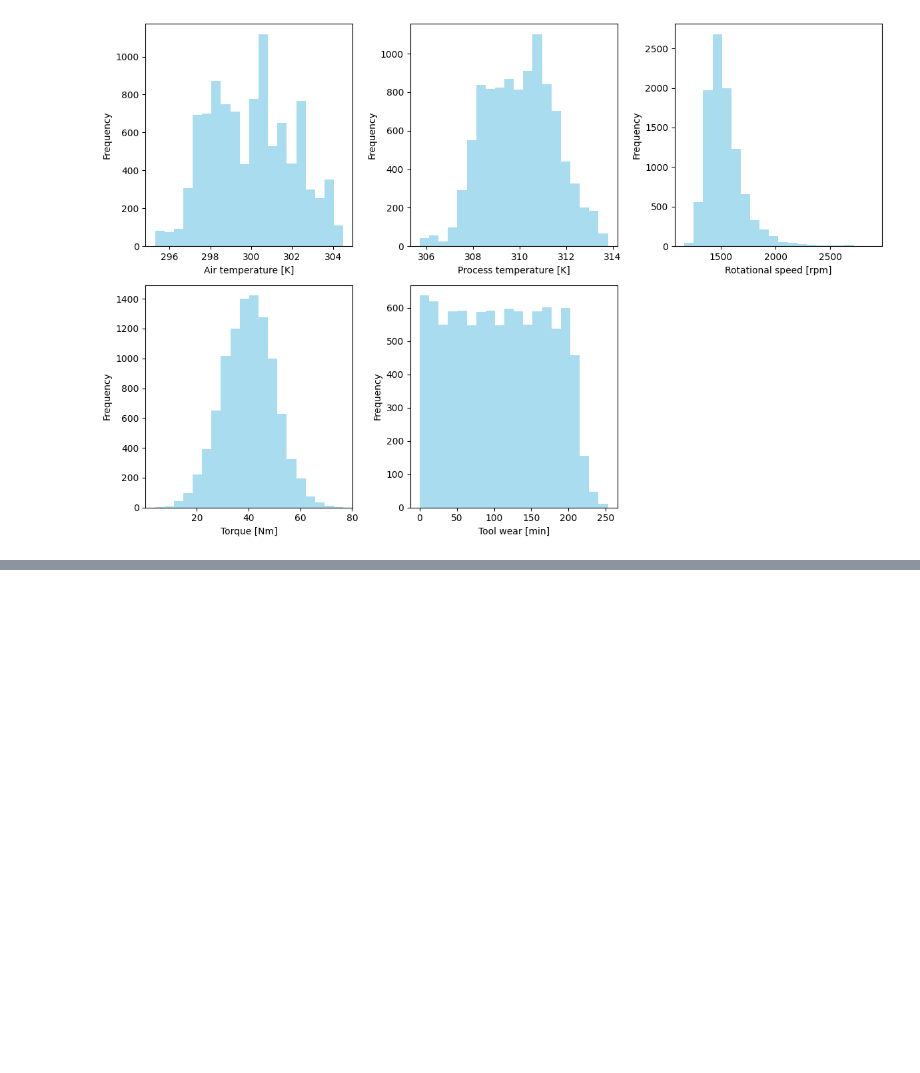
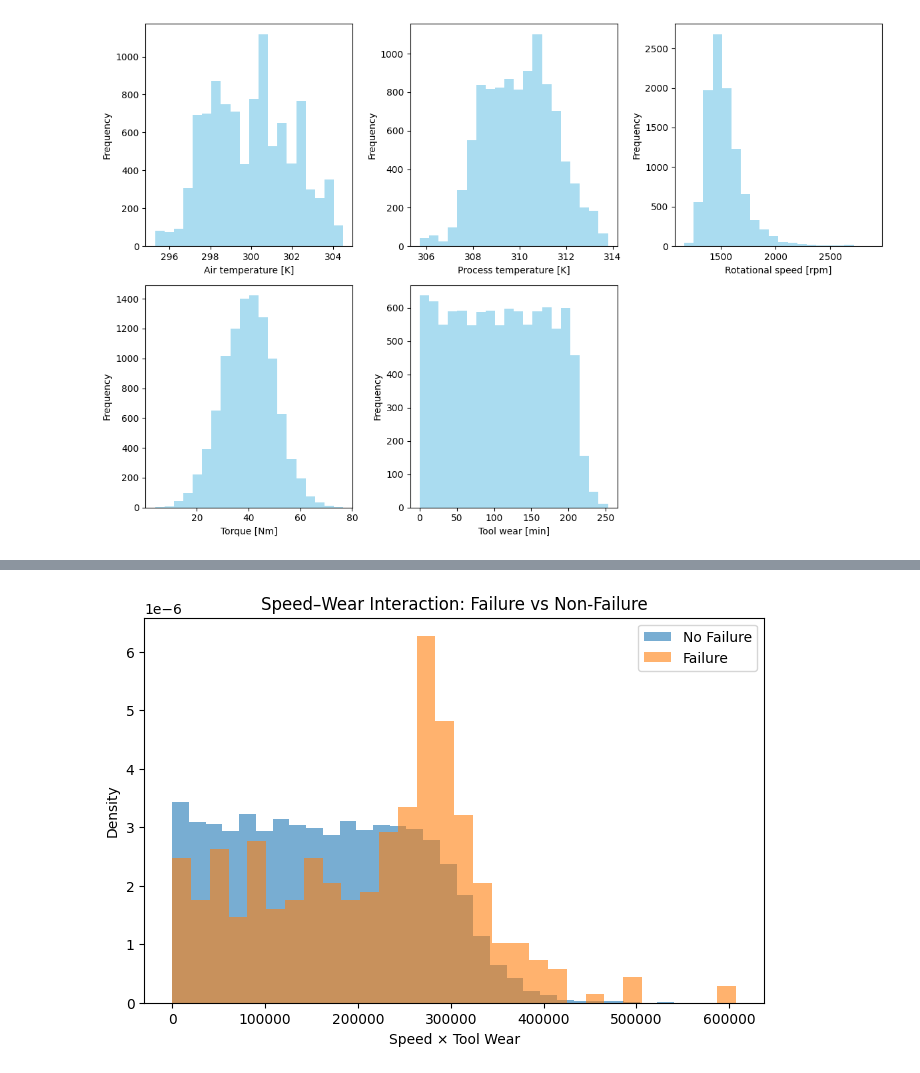
Before and after one commit to MuavizKhan/automobile-predictive-failure, a Jupyter notebook: main_project.ipynb, the cells around one changed output, grey strips where cells are left out. Saved outputs shown, nothing was run; the diff lists cells and outputs as text; code cells hidden in the pictures; blank space fills up the shorter version.

```diff
--- a/main_project.ipynb
+++ b/main_project.ipynb
@@ -88,0 +149,12 @@ plt.show()
+# %%
+# Feature Engineering: Interaction Features
+
+dataset["speed_wear"] = (
+    dataset["Rotational speed [rpm]"] * dataset["Tool wear [min]"]
+)
+
+dataset["speed_torque"] = (
+    dataset["Rotational speed [rpm]"] * dataset["Torque [Nm]"]
+)
+
+dataset[["speed_wear", "speed_torque"]].head()
@@ -89,3 +180,29 @@ plt.show()
+# %%
+plt.figure(figsize=(8,5))
+
+plt.hist(
+    dataset[dataset["Target"] == 0]["speed_wear"],
+    bins=30,
+    alpha=0.6,
+    density=True,
+    label="No Failure"
+)
+
+plt.hist(
+    dataset[dataset["Target"] == 1]["speed_wear"],
+    bins=30,
+    alpha=0.6,
+    density=True,
+    label="Failure"
+)
+
+plt.xlabel("Speed × Tool Wear")
+plt.ylabel("Density")
+plt.title("Speed–Wear Interaction: Failure vs Non-Failure")
+plt.legend()
+plt.show()
+# %% [output]
+[figure, added]
 # %%
 dataset
 # %% [output]
```
Also changed, not shown: parts of 25 cells of this notebook.
